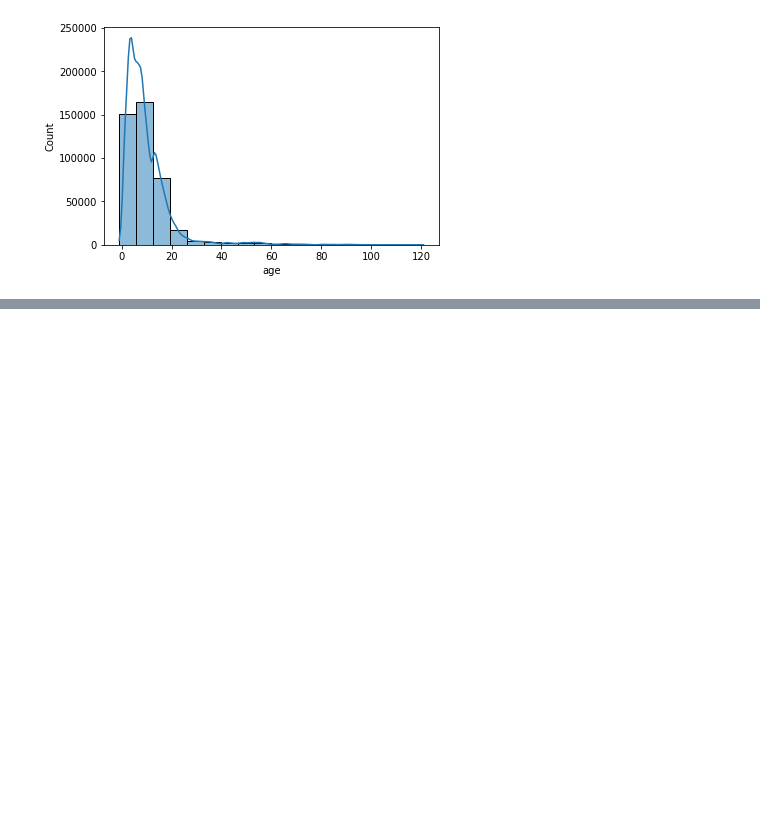
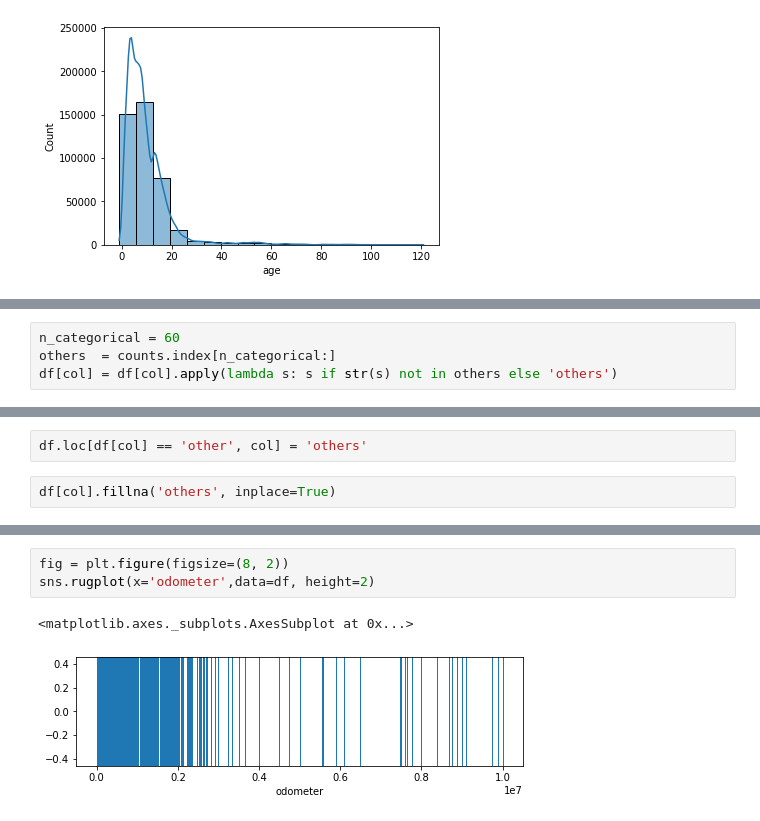
Before and after one commit to spacemaninSeoul/fast_campus_ML300, a Jupyter notebook: ML300제_회귀연습.ipynb, the cells around one changed output, grey strips where cells are left out. Drawn from its saved outputs; the diff is of its cells as text; blank space fills up the shorter version.

```diff
--- a/ML300제_회귀연습.ipynb
+++ b/ML300제_회귀연습.ipynb
@@ -230,0 +339,4 @@ sns.histplot(x='age', data=df, bins=18, kde=True)
+# %%
+n_categorical = 60
+others  = counts.index[n_categorical:]
+df[col] = df[col].apply(lambda s: s if str(s) not in others else 'others')
@@ -230,0 +363,4 @@ sns.histplot(x='age', data=df, bins=18, kde=True)
+# %%
+df.loc[df[col] == 'other', col] = 'others'
+# %%
+df[col].fillna('others', inplace=True)
@@ -230,0 +396,6 @@ sns.histplot(x='age', data=df, bins=18, kde=True)
+# %%
+fig = plt.figure(figsize=(8, 2))
+sns.rugplot(x='odometer',data=df, height=2)
+# %% [output]
+<matplotlib.axes._subplots.AxesSubplot at 0x...>
+[figure, added]
```
Also changed, not shown: parts of 26 cells of this notebook.
